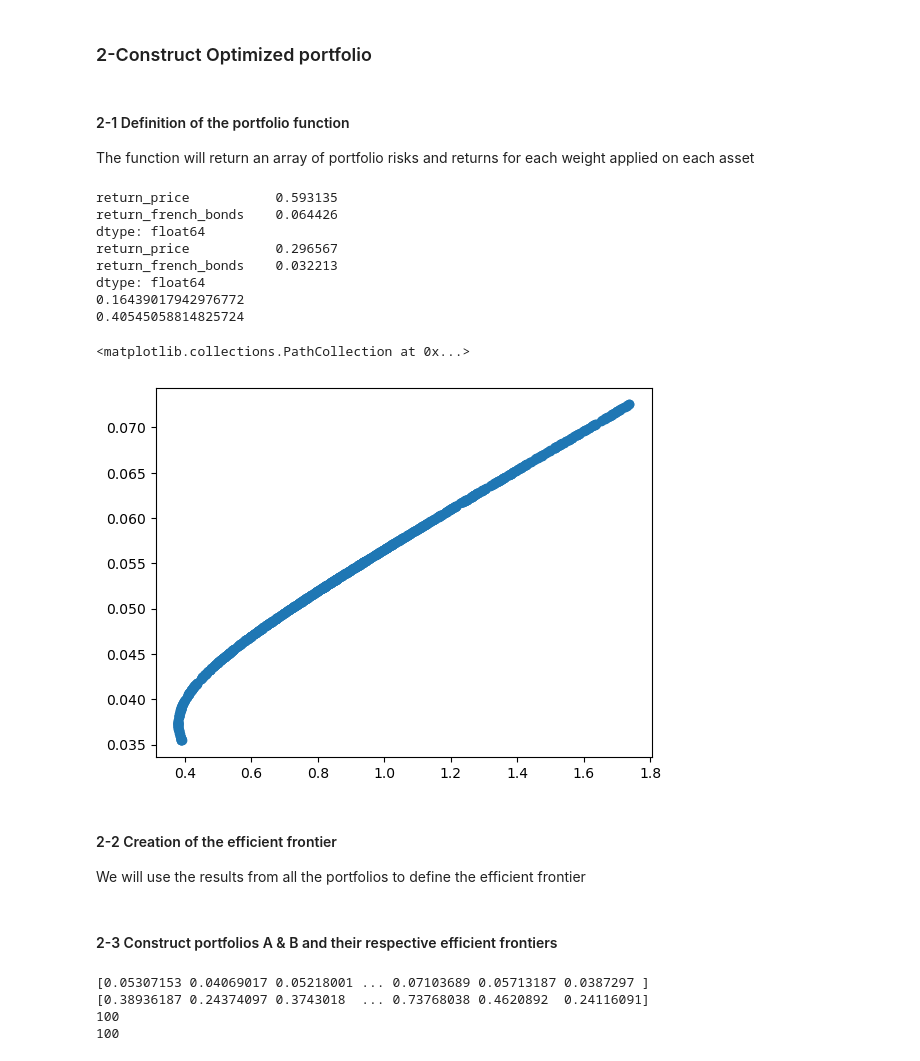
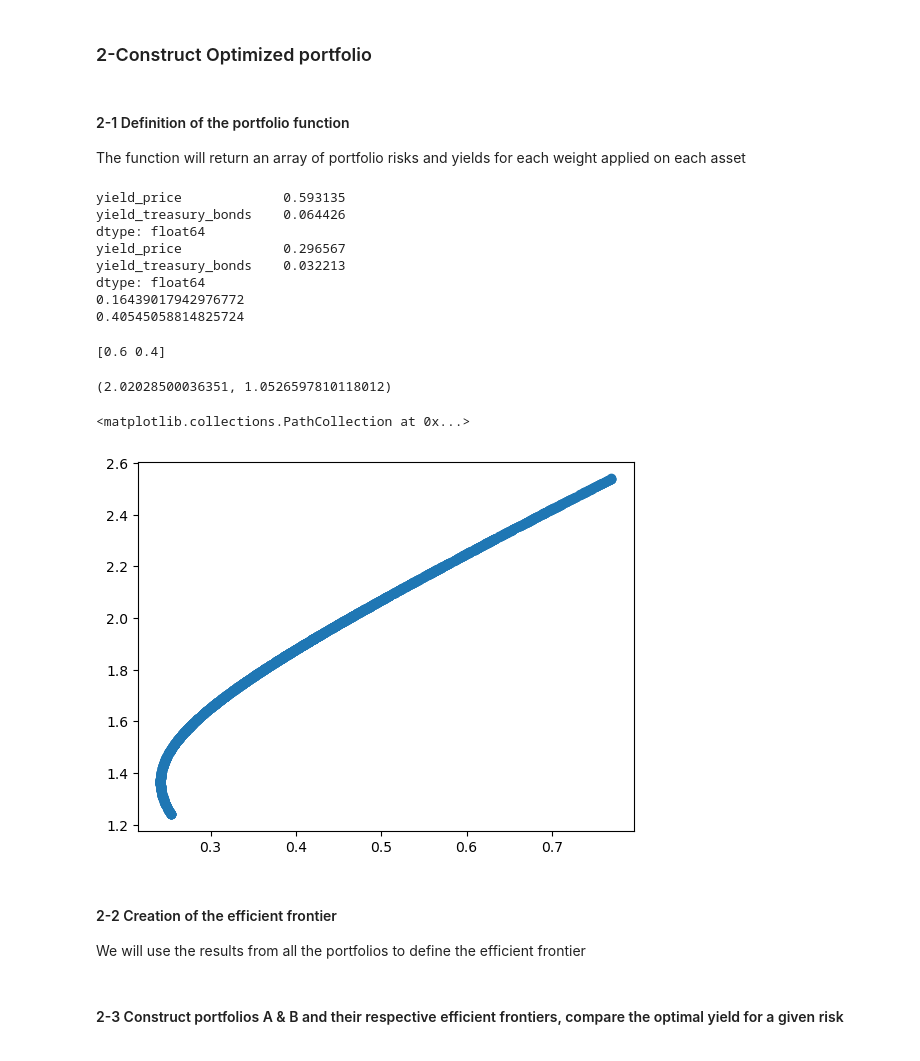
Before and after one commit to edgarkp/MarkovitzCritics, a Jupyter notebook: markovitzcritics.ipynb, the cells around one changed output. Cells and saved outputs as stored; diff of their text form; code cells hidden in the pictures.

Commit message:
integrate new calculation of yield + optimal yield at a given risk + graphs adjustments

```diff
--- a/markovitzcritics.ipynb
+++ b/markovitzcritics.ipynb
@@ -194,11 +194,12 @@ fig.legend(labels = ['Air Liquide Stock', 'French treasuries'], fontsize = 12)
 ### 2-Construct Optimized portfolio
 # %% [markdown]
 #### 2-1 Definition of the portfolio function
-The function will return an array of portfolio risks and returns for each weight applied on each asset
+The function will return an array of portfolio risks and yields for each weight applied on each asset
 # %%
+# Testing the matricial computatio of the realized volatility
 weights = np.array([0.5,0.5])
 
-realized_vol_per_asset = np.sum(log_ret**2)
+realized_vol_per_asset = np.sum(log_yield**2)
 print(realized_vol_per_asset)
 realized_vol_per_asset_weighted = realized_vol_per_asset*weights
 print(realized_vol_per_asset_weighted)
@@ -207,45 +208,54 @@ print(realized_vol_portfolio)
 realized_risk=np.sqrt(realized_vol_portfolio)
 print(realized_risk)
 # %% [output]
-return_price           0.593135
-return_french_bonds    0.064426
+yield_price             0.593135
+yield_treasury_bonds    0.064426
 dtype: float64
-return_price           0.296567
-return_french_bonds    0.032213
+yield_price             0.296567
+yield_treasury_bonds    0.032213
 dtype: float64
 0.16439017942976772
 0.40545058814825724
 # %%
 # Function that calculates the return and risk for a portfolio with given weights
-def get_ret_risk_arr(weights, isStdRisk = False):
+def get_yield_risk_arr(weights, isStdRisk = False):
 
     # weights: defined the allocation in percentage for each asset
     # isStdRisk: if equal to False, then the risk is calculated as the realized volatility.
     # If equal to True, it is given by the standard deviation of the return
 
     # Return calculation
-    return_arr= np.sum(log_ret.mean()*weights)
+    #yield_arr= np.sum(log_yield.mean()*weights)
+    yield_arr= np.sum(np.dot(log_yield,weights))
 
     # Risk Calculation
     if isStdRisk :
-        risk_arr = np.sqrt(np.dot(weights.T,np.dot(log_ret.cov()*252,weights)))
+        risk_arr = np.sqrt(np.dot(weights.T,np.dot(log_yield.cov()*252,weights)))
     else :
-        realized_vol_per_asset = np.sum(log_ret**2)
+        realized_vol_per_asset = np.sum(log_yield**2)
         realized_vol_per_asset_weighted = realized_vol_per_asset*weights
         realized_vol_portfolio = np.dot(weights.T,realized_vol_per_asset_weighted)
         risk_arr = np.sqrt(realized_vol_portfolio)
 
-    return return_arr, risk_arr
+    return yield_arr, risk_arr
+# %%
+# Test of the above function
+weights = np.array([0.6, 0.4])
+print(weights)
+get_yield_risk_arr(weights, True)
+# %% [output]
+[0.6 0.4]
+(2.02028500036351, 1.0526597810118012)
 # %%
 # Function that returns the possible portfolios for weights obtained with Monte Carlo shots
-def create_possible_portfolios(num_ports = 1000, isStdRisk = False) :
+def create_possible_portfolios(num_ports, isStdRisk = False) :
 
     # num_ports : Determine the number of possible portofolios
     np.random.seed(101)
 
     # Initialisation
     all_weights = np.zeros((num_ports,len(log_ret.columns)))
-    return_arr = np.zeros(num_ports)
+    yield_arr = np.zeros(num_ports)
     risk_arr = np.zeros(num_ports)
 
     for ind in range(num_ports) :
@@ -256,20 +266,20 @@ def create_possible_portfolios(num_ports = 1000, isStdRisk = False) :
         all_weights[ind,:] = weights
 
         # Return calculation
-        return_arr[ind]= get_ret_risk_arr(weights, isStdRisk)[0]
+        yield_arr[ind]= get_yield_risk_arr(weights, isStdRisk)[0]
 
         # Risk Calculation
-        risk_arr[ind] = get_ret_risk_arr(weights, isStdRisk)[1]
+        risk_arr[ind] = get_yield_risk_arr(weights, isStdRisk)[1]
 
-    return return_arr, risk_arr, all_weights
+    return yield_arr, risk_arr, all_weights
 # %%
-#Test
-portfolio_test = create_possible_portfolios(1000,True)
+#Test my function create_possible_portfolios
+portfolio_test = create_possible_portfolios(num_ports = 2000, isStdRisk = False)
 
 plt.scatter(portfolio_test[1],portfolio_test[0])
 # %% [output]
 <matplotlib.collections.PathCollection at 0x...>
-[figure, old version]
+[figure, new version]
 # %% [markdown]
 #### 2-2 Creation of the efficient frontier
 We will use the results from all the portfolios to define the efficient frontier
@@ -311,3 +341,3 @@ def efficient_frontier_lines(ret_arr, risk_arr,isStdRisk):
 # %% [markdown]
-#### 2-3 Construct portfolios A & B and their respective efficient frontiers
+#### 2-3 Construct portfolios A & B and their respective efficient frontiers, compare the optimal yield for a given risk
 # %%
@@ -323,14 +353,4 @@ efficient_frontier_B = efficient_frontier_lines(ret_arr = portfolio_B[0],
                                                 risk_arr = portfolio_B[1],
                                                 isStdRisk = True)
-# %%
-print(portfolio_A[0])
-print(portfolio_A[1])
-print(len(efficient_frontier_A[0]))
-print(len(efficient_frontier_A[1]))
-# %% [output]
-[0.05307153 0.04069017 0.05218001 ... 0.07103689 0.05713187 0.0387297 ]
-[0.38936187 0.24374097 0.3743018  ... 0.73768038 0.4620892  0.24116091]
-100
-100
 # %%
 # plot the efficient frontier
```
Also changed, not shown: parts of 16 cells of this notebook, 1 other file.
